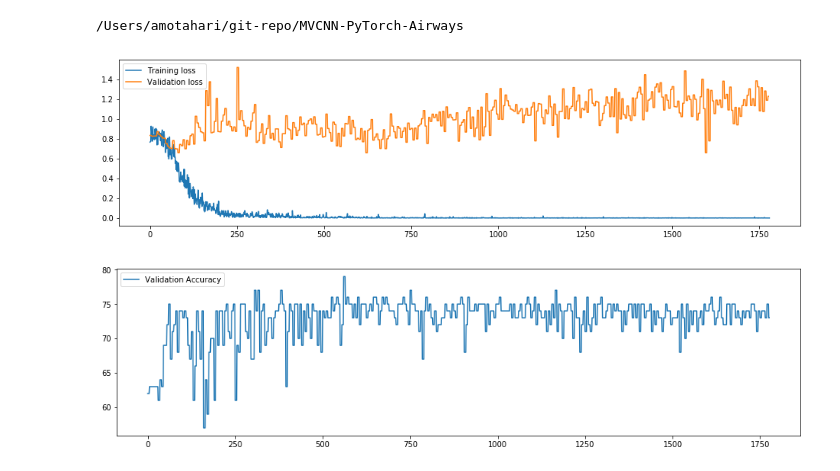
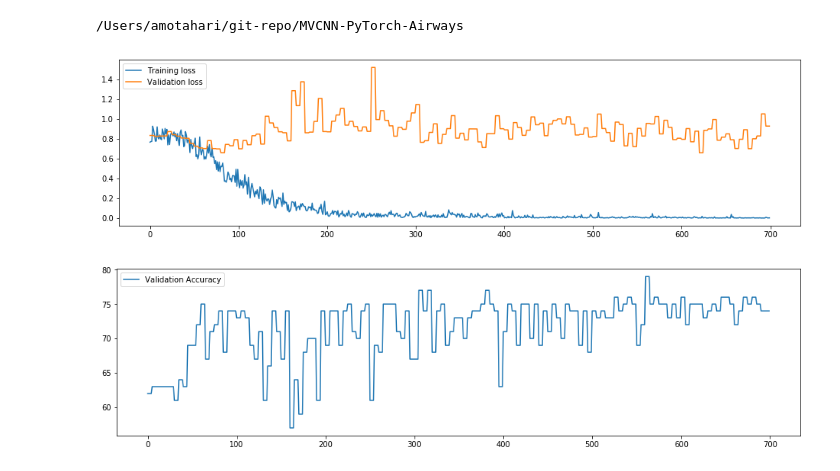
Before and after one commit to mamdamin/MVCNN-PyTorch-Airways, a Jupyter notebook: Analyze_Output.ipynb, the cells around one changed output. Saved outputs shown, nothing was run; the diff lists cells and outputs as text; code cells hidden in the pictures.

```diff
--- a/Analyze_Output.ipynb
+++ b/Analyze_Output.ipynb
@@ -9,6 +9,7 @@ import os
 /Users/amotahari/git-repo/MVCNN-PyTorch-Airways
 # %%
 inputFileName = '../../qsubout/Airways_Torch.o607310'
+outputFolder = '/Shared/CTmechanics_COPDGene/Amin/Report/COPDGene'
 logfile = open(inputFileName,"r")
 lines = logfile.readlines()
 logfile.close()
@@ -42,19 +43,21 @@ for n, l in enumerate(lines):
         #print(l)
         pass
 # %%
+end_iter = 700
 fig = plt.figure(figsize=(16,4))
-plt.plot(loss,label='Training loss')
-plt.plot(Val_Loss,label='Validation loss')
-plt.legend()
-fig.savefig('Loss.png')
+plt.plot(loss[:end_iter],label='Training loss')
+plt.plot(Val_Loss[:end_iter],label='Validation loss')
+plt.legend(loc='upper left')
+fig.savefig(os.path.join(outputFolder,'Loss.png'))
+
+
 fig = plt.figure(figsize=(16,4))
-plt.plot(Val_Acc,label='Validation Accuracy')
+plt.plot(Val_Acc[:end_iter],label='Validation Accuracy')
 plt.legend(loc='upper left')
-
-fig.savefig('Validation_Accuracy.png')
+fig.savefig(os.path.join(outputFolder,'Validation_Accuracy.png'))
 # %% [output]
-[figure, old version]
+[figure, new version]
-[figure, old version]
+[figure, new version]
 # %%
 N = range(len(loss)-1)
 plt.figure(figsize=(16,4))
```
Also changed, not shown: parts of 1 cell of this notebook, 5 other files.
